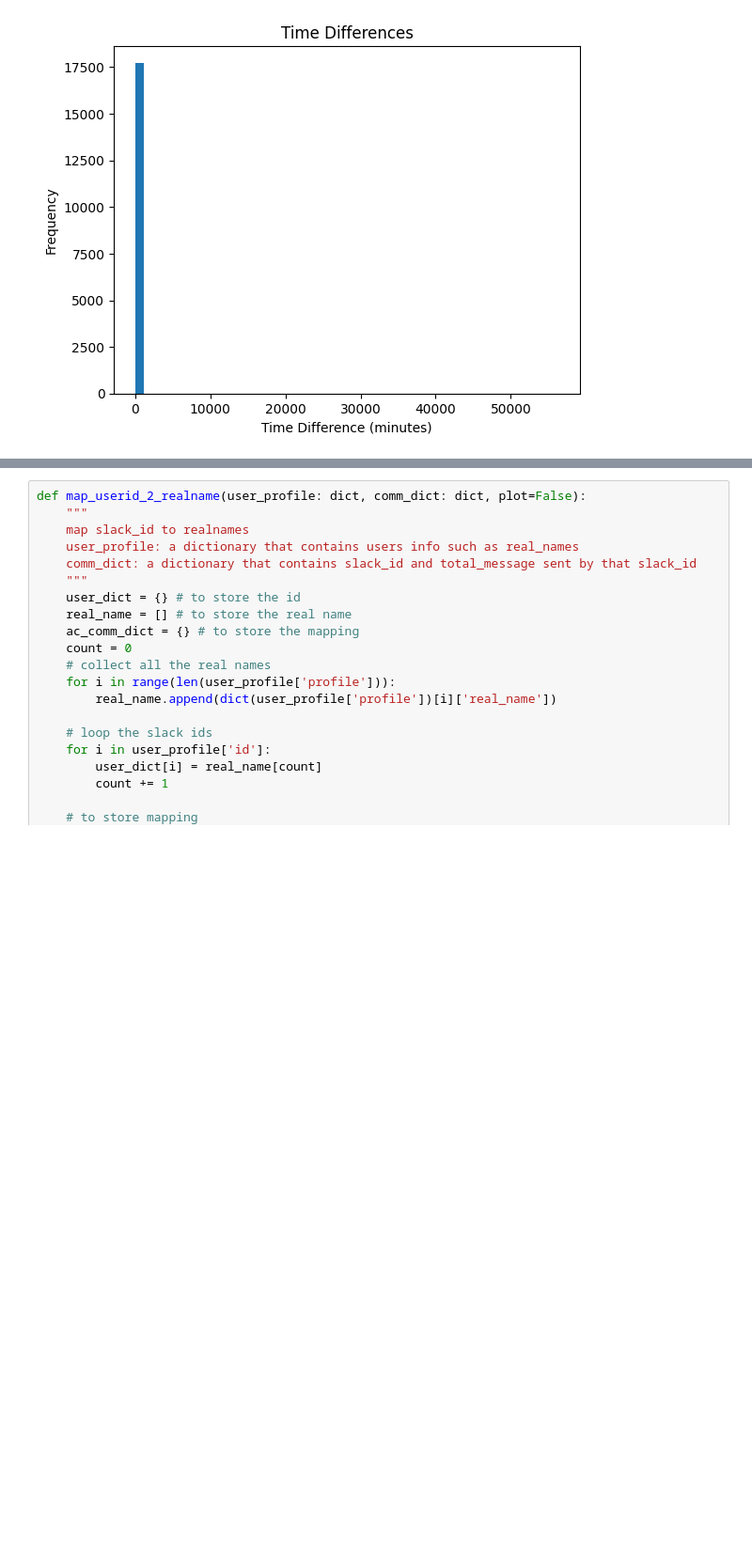
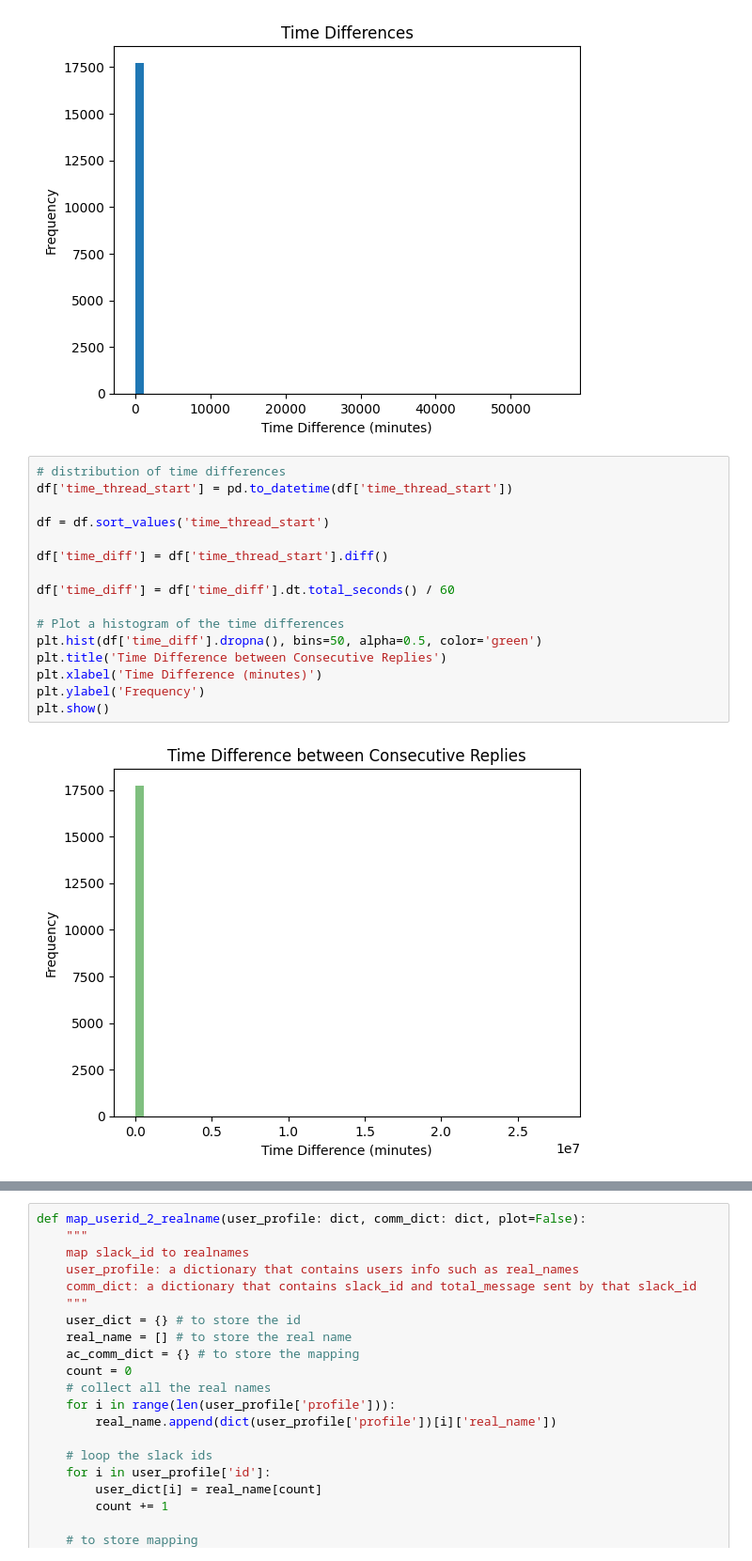
Before and after one commit to MubarekHussen/network_analysis, a Jupyter notebook: notebooks/parse_slack_data.ipynb, the cells around one changed output, grey strips where cells are left out. Shown at 94% size. Cells and saved outputs as stored; diff of their text form; blank space fills up the shorter version.

```diff
--- a/notebooks/parse_slack_data.ipynb
+++ b/notebooks/parse_slack_data.ipynb
@@ -213,3 +244,21 @@ plt.ylabel('Frequency')
 plt.show()
 # %% [output]
 [figure]
+# %%
+# distribution of time differences
+df['time_thread_start'] = pd.to_datetime(df['time_thread_start'])
+
+df = df.sort_values('time_thread_start')
+
+df['time_diff'] = df['time_thread_start'].diff()
+
+df['time_diff'] = df['time_diff'].dt.total_seconds() / 60
+
+# Plot a histogram of the time differences
+plt.hist(df['time_diff'].dropna(), bins=50, alpha=0.5, color='green')
+plt.title('Time Difference between Consecutive Replies')
+plt.xlabel('Time Difference (minutes)')
+plt.ylabel('Frequency')
+plt.show()
+# %% [output]
+[figure, added]
```
Also changed, not shown: parts of 10 cells of this notebook, 1 other file.
